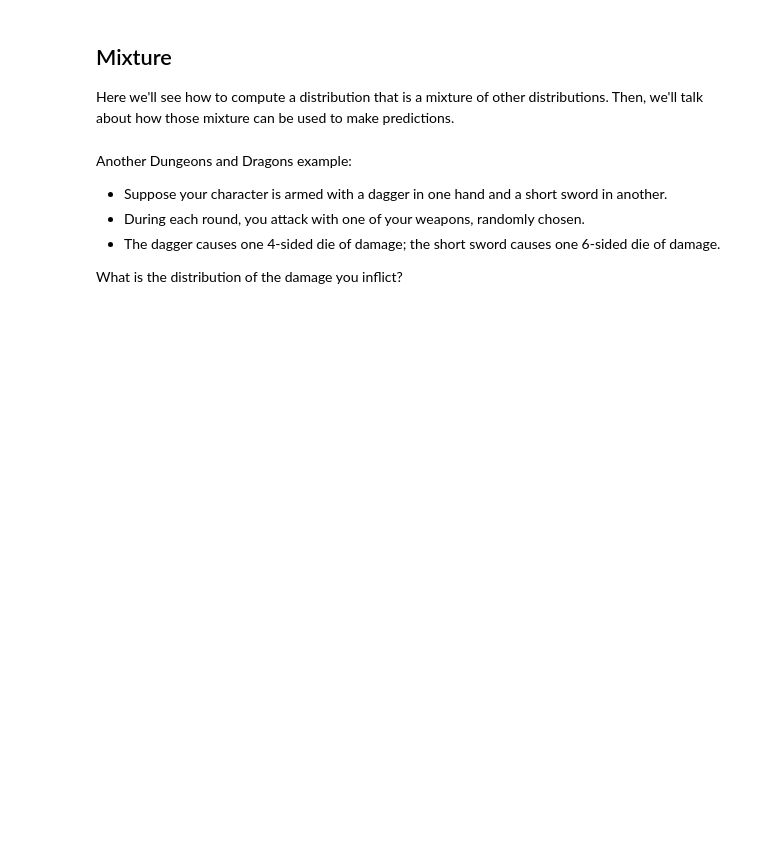
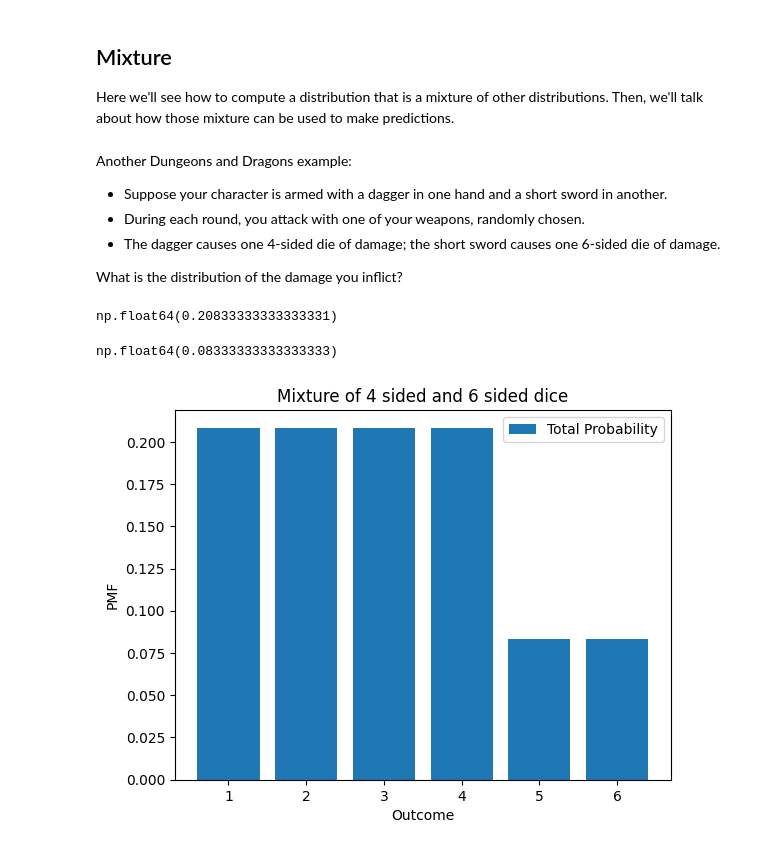
Before and after one commit to coletlacroix/math, a Jupyter notebook: 00.10_Think_Bayes_Downey/7_min_max_mix.ipynb, the cells around one changed output. Cells and saved outputs as stored; diff of their text form; code cells hidden in the pictures; blank space fills up the shorter version.

```diff
--- a/00.10_Think_Bayes_Downey/7_min_max_mix.ipynb
+++ b/00.10_Think_Bayes_Downey/7_min_max_mix.ipynb
@@ -246,3 +246,29 @@ Another Dungeons and Dragons example:
 - The dagger causes one 4-sided die of damage; the short sword causes one 6-sided die of damage.
 
 What is the distribution of the damage you inflict?
+# %%
+# make a pmf to represent the different dice
+
+d4 = make_die(4)
+d6 = make_die(6)
+# %%
+prob_1 = (d4(1) + d6(1))/2
+prob_1
+# %% [output]
+np.float64(0.20833333333333331)
+# %%
+prob_6 = (d4(6) + d6(6))/2
+prob_6
+# %% [output]
+np.float64(0.08333333333333333)
+# %%
+mix1 = (d4 + d6)/2
+# %%
+mix1.bar(label = 'Total Probability')
+plt.xlabel('Outcome')
+plt.ylabel('PMF')
+plt.title('Mixture of 4 sided and 6 sided dice')
+plt.legend()
+plt.show()
+# %% [output]
+[figure, added]
```
Also changed, not shown: parts of 11 cells of this notebook, 1 other file.
